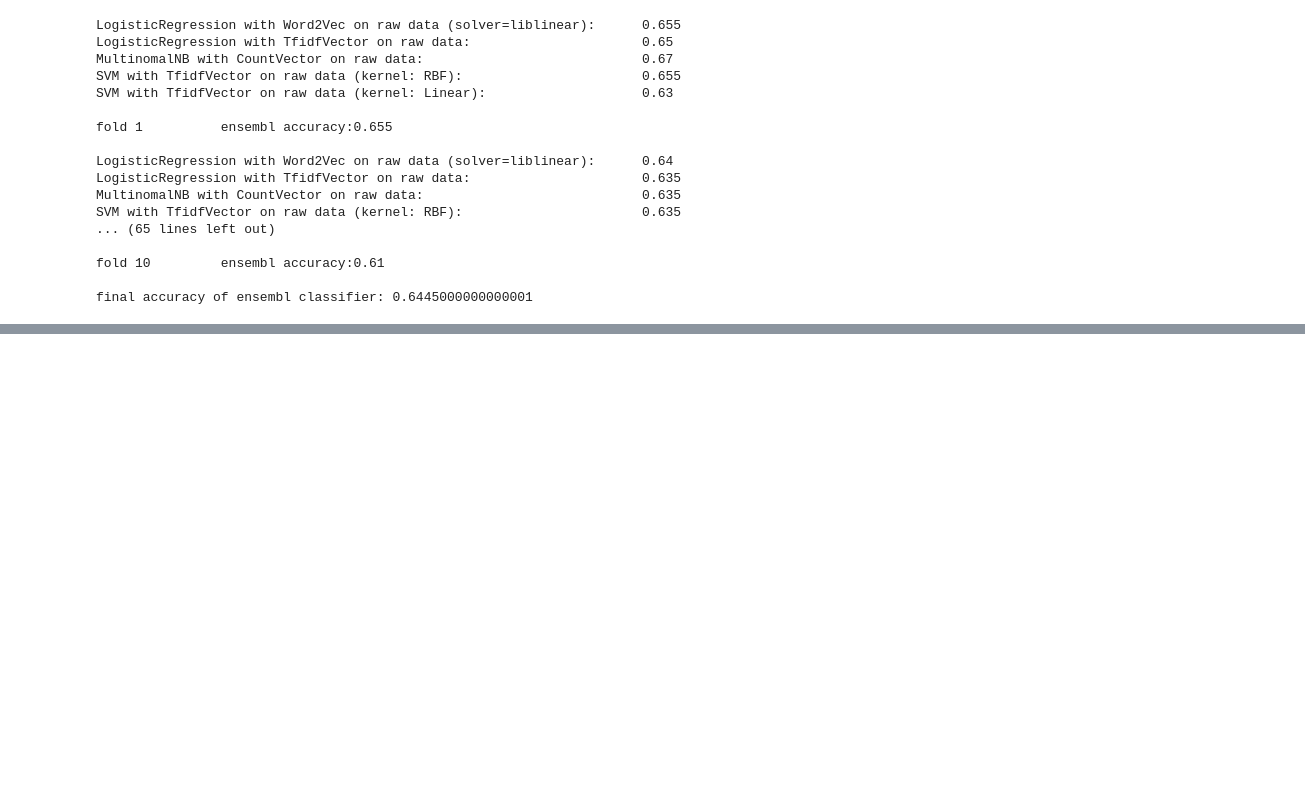
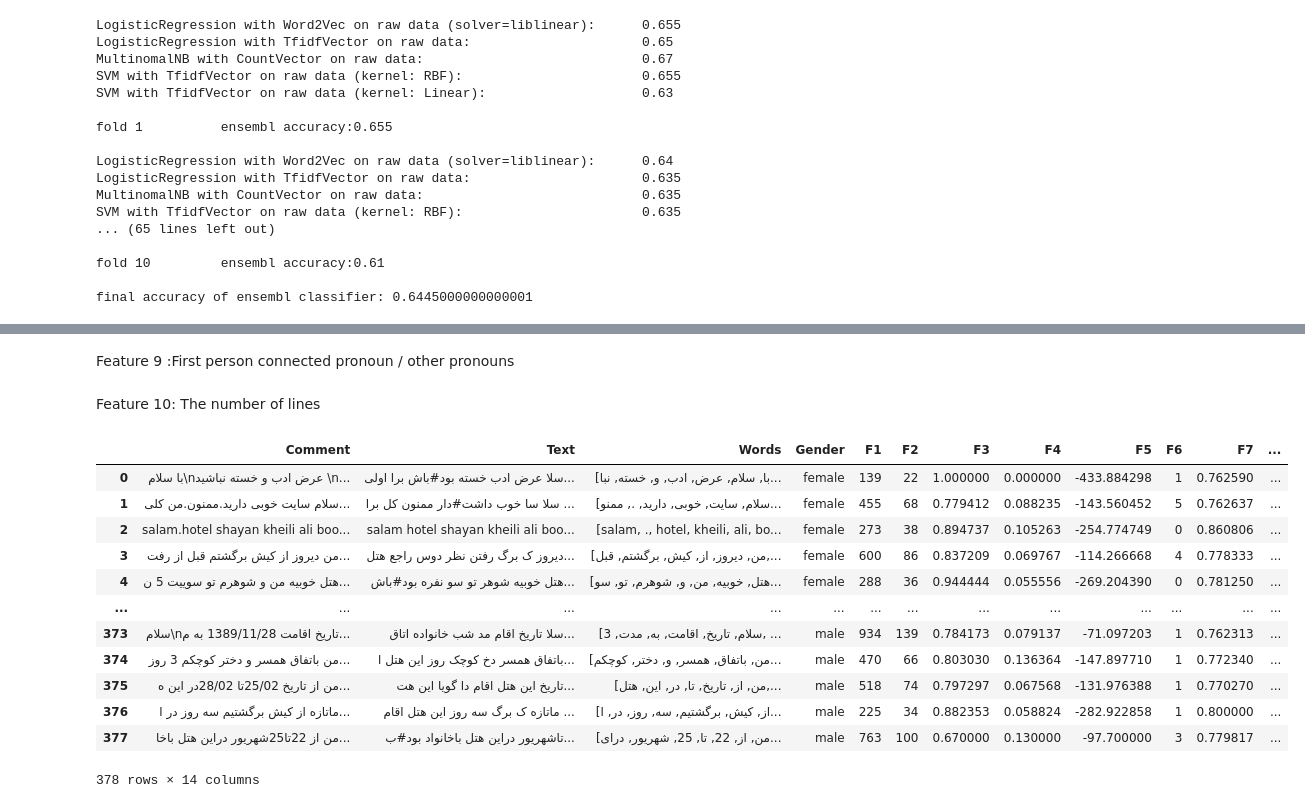
Before and after one commit to HLTT14/NLP-Assignments, a Jupyter notebook: NLP_Assignment1.ipynb, the cells around one changed output, grey strips where cells are left out. Cells and saved outputs as stored; diff of their text form; code cells hidden in the pictures; blank space fills up the shorter version.

Commit message:
Implemented Evaluation on Test Data

```diff
--- a/NLP_Assignment1.ipynb
+++ b/NLP_Assignment1.ipynb
@@ -584,0 +683,2 @@ final accuracy of ensembl classifier: 0.6445000000000001
+# %%
+test_df['F7'] = test_df.apply(lambda row: sum(c.isalpha() for c in row.Comment) / len(row.Comment), axis = 1)
@@ -584,0 +689,26 @@ final accuracy of ensembl classifier: 0.6445000000000001
+# %%
+test_df['F8'] = test_df.apply(lambda row: word_frequency(row.Text,1), axis = 1)
+# %% [markdown]
+Feature 9 :First person connected pronoun / other pronouns
+# %%
+test_df['F9'] = test_df.apply(lambda row: pronoun_ratio(row.Comment), axis = 1)
+# %% [markdown]
+Feature 10: The number of lines
+# %%
+test_df['F10'] = test_df.apply(lambda row: row.Comment.count('\n') + 1, axis = 1)
+# %%
+test_df
+# %% [output]
+|  | Comment | Text | Words | Gender | F1 | F2 | F3 | F4 | F5 | F6 | F7 | ... |
+| 0 | با سلام\nعرض ادب و خسته نباشید \n... | سلا عرض ادب خسته بود#باش برا اولی... | [با, سلام, عرض, ادب, و, خسته, نبا... | female | 139 | 22 | 1.000000 | 0.000000 | -433.884298 | 1 | 0.762590 | ... |
+| 1 | سلام سایت خوبی دارید.ممنون.من کلی... | سلا سا خوب داشت#دار ممنون کل برا ... | [سلام, سایت, خوبی, دارید, ., ممنو... | female | 455 | 68 | 0.779412 | 0.088235 | -143.560452 | 5 | 0.762637 | ... |
+| 2 | salam.hotel shayan kheili ali boo... | salam hotel shayan kheili ali boo... | [salam, ., hotel, kheili, ali, bo... | female | 273 | 38 | 0.894737 | 0.105263 | -254.774749 | 0 | 0.860806 | ... |
+| 3 | من دیروز از کیش برگشتم قبل از رفت... | دیروز ک برگ رفتن نظر دوس راجع هتل... | [من, دیروز, از, کیش, برگشتم, قبل,... | female | 600 | 86 | 0.837209 | 0.069767 | -114.266668 | 4 | 0.778333 | ... |
+| 4 | هتل خوبیه من و شوهرم تو سوییت 5 ن... | هتل خوبیه شوهر تو سو نفره بود#باش... | [هتل, خوبیه, من, و, شوهرم, تو, سو... | female | 288 | 36 | 0.944444 | 0.055556 | -269.204390 | 0 | 0.781250 | ... |
+| ... | ... | ... | ... | ... | ... | ... | ... | ... | ... | ... | ... | ... |
+| 373 | سلام\nتاریخ اقامت 1389/11/28 به م... | سلا تاریخ اقام مد شب خانواده اتاق... | [سلام, تاریخ, اقامت, به, مدت, 3, ... | male | 934 | 139 | 0.784173 | 0.079137 | -71.097203 | 1 | 0.762313 | ... |
+| 374 | من باتفاق همسر و دختر کوچکم 3 روز... | باتفاق همسر دخ کوچک روز این هتل ا... | [من, باتفاق, همسر, و, دختر, کوچکم... | male | 470 | 66 | 0.803030 | 0.136364 | -147.897710 | 1 | 0.772340 | ... |
+| 375 | من از تاریخ 25/02تا 28/02در این ه... | تاریخ این هتل اقام دا گویا این هت... | [من, از, تاریخ, تا, در, این, هتل,... | male | 518 | 74 | 0.797297 | 0.067568 | -131.976388 | 1 | 0.770270 | ... |
+| 376 | ماتازه از کیش برگشتیم سه روز در ا... | ماتازه ک برگ سه روز این هتل اقام ... | [از, کیش, برگشتیم, سه, روز, در, ا... | male | 225 | 34 | 0.882353 | 0.058824 | -282.922858 | 1 | 0.800000 | ... |
+| 377 | من از 22تا25شهریور دراین هتل باخا... | تاشهریور دراین هتل باخانواد بود#ب... | [من, از, 22, تا, 25, شهریور, درای... | male | 763 | 100 | 0.670000 | 0.130000 | -97.700000 | 3 | 0.779817 | ... |
+378 rows × 14 columns
```
Also changed, not shown: parts of 39 cells of this notebook.
